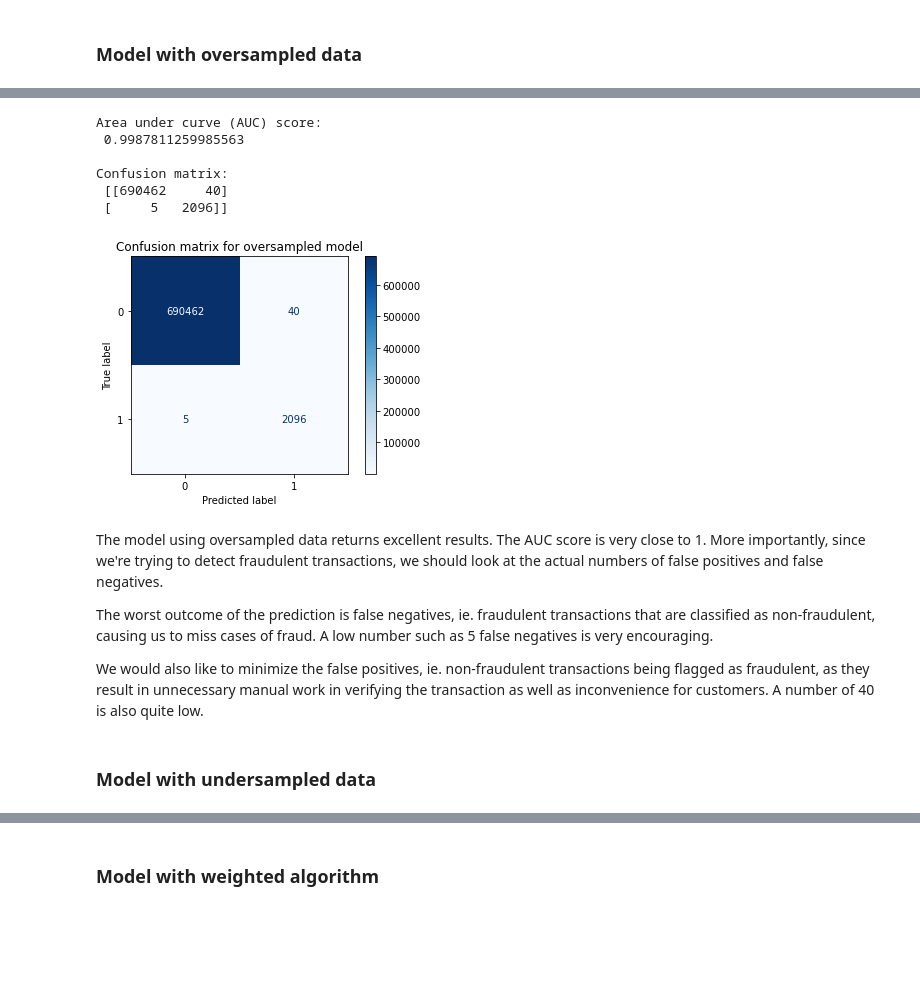
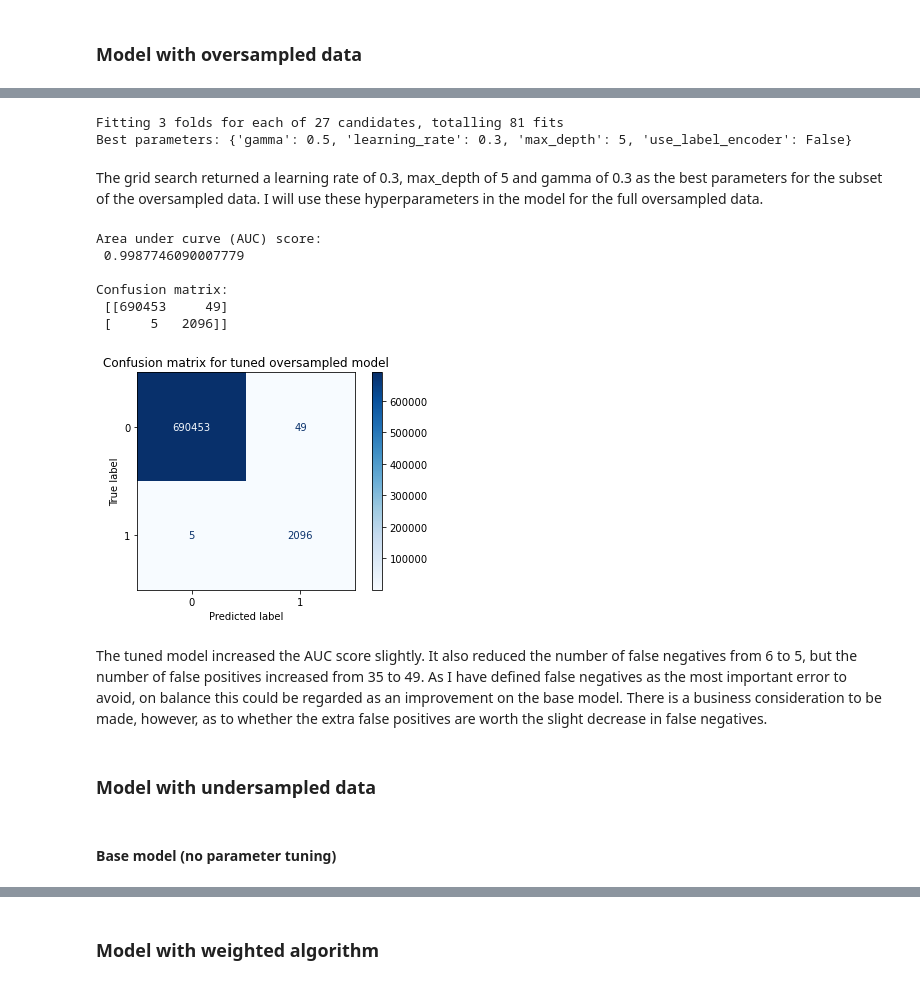
Before and after one commit to hakondoksrod/financial-fraud-detection-imbalanced-data, a Jupyter notebook: fraud_detection.ipynb, the cells around one changed output, grey strips where cells are left out. Saved outputs shown, nothing was run; the diff lists cells and outputs as text; code cells hidden in the pictures; blank space fills up the shorter version.

```diff
--- a/fraud_detection.ipynb
+++ b/fraud_detection.ipynb
@@ -369,33 +490,34 @@ The runtime for fitting the models was also considered when tuning parameters. F
+# %%
+#Run grid search on subset of the oversampled data
+grid_search_model(sub_X_upsample, sub_y_upsample)
+# %% [output]
+Fitting 3 folds for each of 27 candidates, totalling 81 fits
+Best parameters: {'gamma': 0.5, 'learning_rate': 0.3, 'max_depth': 5, 'use_label_encoder': False}
+# %% [markdown]
+The grid search returned a learning rate of 0.3, max_depth of 5 and gamma of 0.3 as the best parameters for the subset of the oversampled data. I will use these hyperparameters in the model for the full oversampled data.
 # %%
 # Instatiate model
-model_oversamp = XGBClassifier(learning_rate=0.1, max_depth=5, gamma=0.3, use_label_encoder=False, verbosity=0, random_state=RandomState)
+model_oversamp = XGBClassifier(learning_rate=0.3, max_depth=5, gamma=0.3, use_label_encoder=False, verbosity=0, random_state=RandomState)
 
 # Fit model to the training data
 model_oversamp.fit(X_train_upsample, y_train_upsample)
 
 # Predict on test data
 pred_oversamp = model_oversamp.predict(X_test)
-# %%
-# Display metrics
-print("Area under curve (AUC) score:\n", roc_auc_score(y_test, pred_oversamp), '\n')
-print("Confusion matrix:\n", confusion_matrix(y_test, pred_oversamp))
-# %% [output]
-Area under curve (AUC) score:
- 0.9987811259985563
-
-Confusion matrix:
- [[690462     40]
- [     5   2096]]
-# %%
-plot_confusion_matrix(model_oversamp, X_test, y_test, cmap='Blues')
-plt.title('Confusion matrix for oversampled model');
-# %% [output]
-[figure, removed]
+# %%
+#Display evaluation metrics for oversampled model
+display_metrics(pred_oversamp, model_oversamp, 'tuned oversampled model')
+# %% [output]
+Area under curve (AUC) score:
+ 0.9987746090007779
+
+Confusion matrix:
+ [[690453     49]
+ [     5   2096]]
+[figure, added]
 # %% [markdown]
-The model using oversampled data returns excellent results. The AUC score is very close to 1. More importantly, since we're trying to detect fraudulent transactions, we should look at the actual numbers of false positives and false negatives.
-
-The worst outcome of the prediction is false negatives, ie. fraudulent transactions that are classified as non-fraudulent, causing us to miss cases of fraud. A low number such as 5 false negatives is very encouraging.
-
-We would also like to minimize the false positives, ie. non-fraudulent transactions being flagged as fraudulent, as they result in unnecessary manual work in verifying the transaction as well as inconvenience for customers. A number of 40 is also quite low.
+The tuned model increased the AUC score slightly. It also reduced the number of false negatives from 6 to 5, but the number of false positives increased from 35 to 49. As I have defined false negatives as the most important error to avoid, on balance this could be regarded as an improvement on the base model. There is a business consideration to be made, however, as to whether the extra false positives are worth the slight decrease in false negatives.
 # %% [markdown]
 ### Model with undersampled data
+# %% [markdown]
+#### Base model (no parameter tuning)
```
Also changed, not shown: parts of 39 cells of this notebook.
